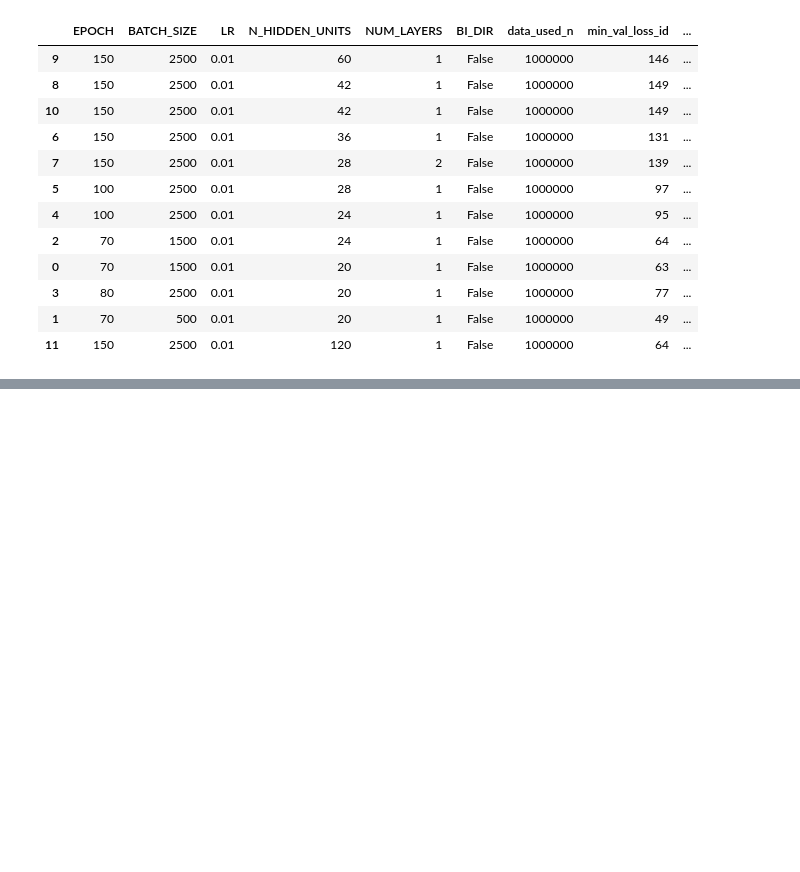
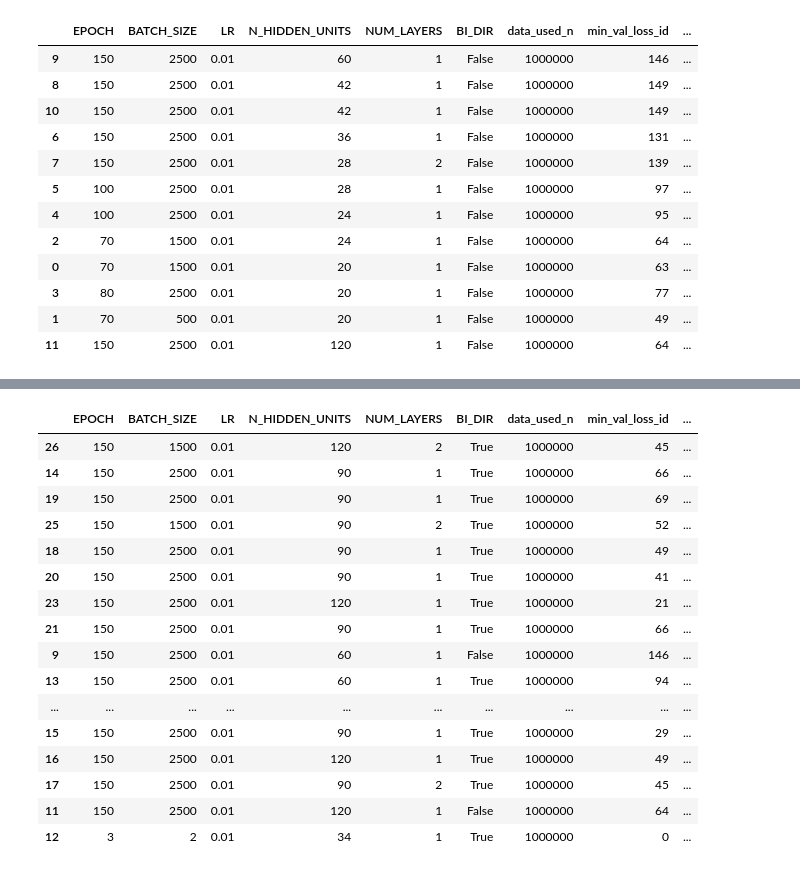
Before and after one commit to leumasic/dna-aptamers, a Jupyter notebook: src/LSTM/Analysis_LSTM_Result.ipynb, the cells around one changed output, grey strips where cells are left out. Drawn from its saved outputs; the diff is of its cells as text; code cells hidden in the pictures; blank space fills up the shorter version.

```diff
--- a/src/LSTM/Analysis_LSTM_Result.ipynb
+++ b/src/LSTM/Analysis_LSTM_Result.ipynb
@@ -185,0 +239,22 @@ LSTM, rmse 2.262
+# %%
+laterdf = result_df[["EPOCH","BATCH_SIZE","LR","N_HIDDEN_UNITS","NUM_LAYERS","BI_DIR","data_used_n","min_val_loss_id","min_val_loss","test_mse","test_rmse","note"]].sort_values("test_rmse").copy()
+laterdf.BI_DIR.fillna(False, inplace=True)
+laterdf
+# %% [output]
+|  | EPOCH | BATCH_SIZE | LR | N_HIDDEN_UNITS | NUM_LAYERS | BI_DIR | data_used_n | min_val_loss_id | ... |
+| 26 | 150 | 1500 | 0.01 | 120 | 2 | True | 1000000 | 45 | ... |
+| 14 | 150 | 2500 | 0.01 | 90 | 1 | True | 1000000 | 66 | ... |
+| 19 | 150 | 2500 | 0.01 | 90 | 1 | True | 1000000 | 69 | ... |
+| 25 | 150 | 1500 | 0.01 | 90 | 2 | True | 1000000 | 52 | ... |
+| 18 | 150 | 2500 | 0.01 | 90 | 1 | True | 1000000 | 49 | ... |
+| 20 | 150 | 2500 | 0.01 | 90 | 1 | True | 1000000 | 41 | ... |
+| 23 | 150 | 2500 | 0.01 | 120 | 1 | True | 1000000 | 21 | ... |
+| 21 | 150 | 2500 | 0.01 | 90 | 1 | True | 1000000 | 66 | ... |
+| 9 | 150 | 2500 | 0.01 | 60 | 1 | False | 1000000 | 146 | ... |
+| 13 | 150 | 2500 | 0.01 | 60 | 1 | True | 1000000 | 94 | ... |
+| ... | ... | ... | ... | ... | ... | ... | ... | ... | ... |
+| 15 | 150 | 2500 | 0.01 | 90 | 1 | True | 1000000 | 29 | ... |
+| 16 | 150 | 2500 | 0.01 | 120 | 1 | True | 1000000 | 49 | ... |
+| 17 | 150 | 2500 | 0.01 | 90 | 2 | True | 1000000 | 45 | ... |
+| 11 | 150 | 2500 | 0.01 | 120 | 1 | False | 1000000 | 64 | ... |
+| 12 | 3 | 2 | 0.01 | 34 | 1 | True | 1000000 | 0 | ... |
```
Also changed, not shown: parts of 11 cells of this notebook, 2 other files.
